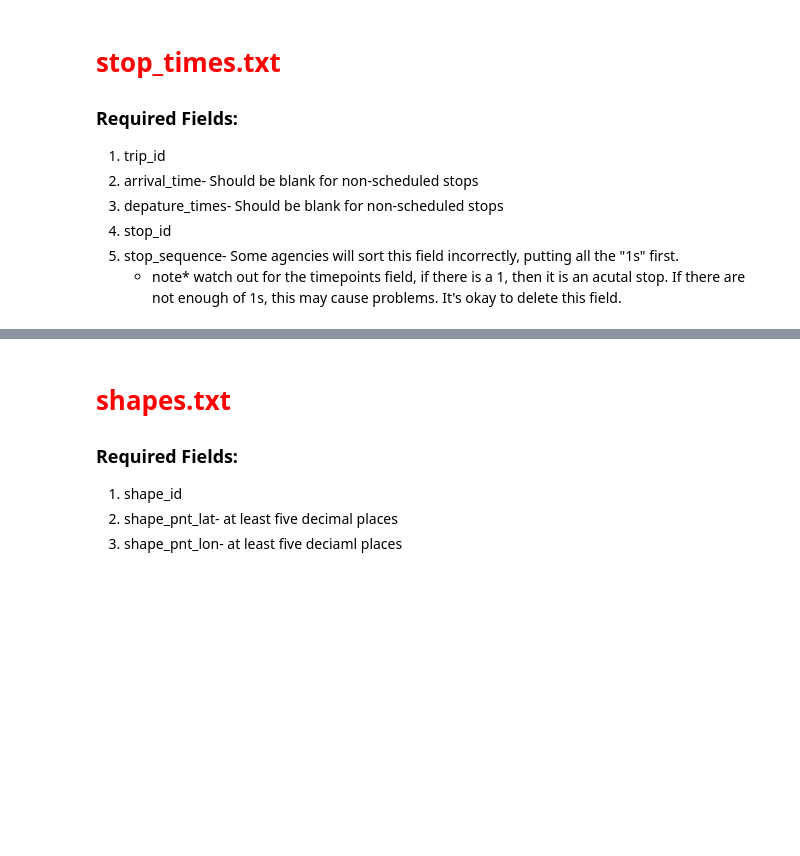
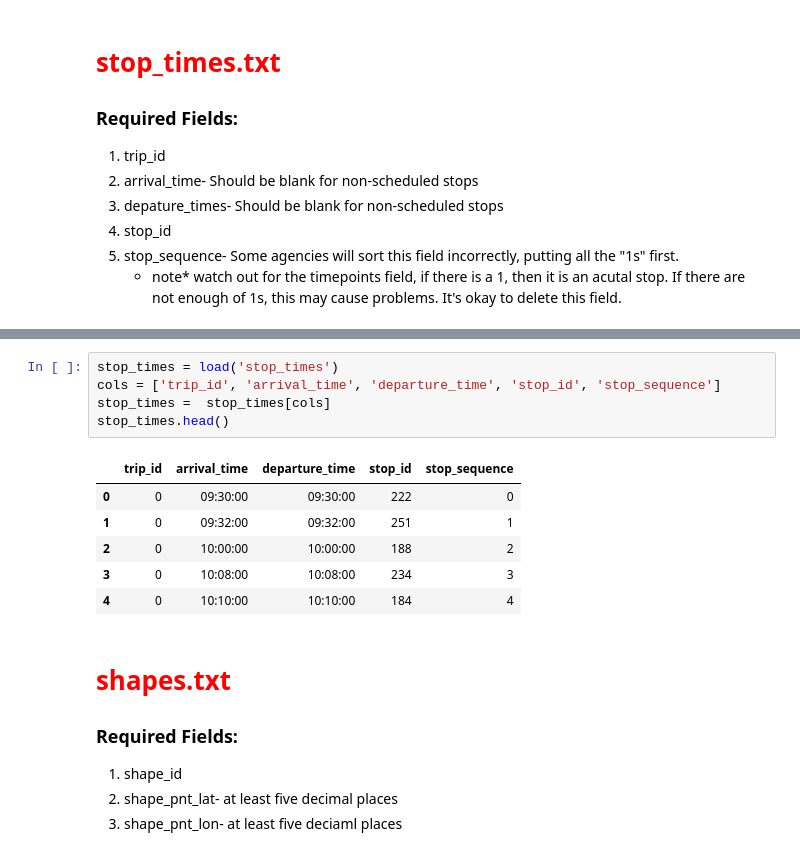
Before and after one commit to dandresen/work-gtfs-qa, a Jupyter notebook: QA-GTFS.ipynb, the cells around one changed output, grey strips where cells are left out. Drawn from its saved outputs; the diff is of its cells as text; blank space fills up the shorter version.

```diff
--- a/QA-GTFS.ipynb
+++ b/QA-GTFS.ipynb
@@ -358,3 +226,15 @@ memory usage: 1.3+ MB
+# %%
+stop_times = load('stop_times')
+cols = ['trip_id', 'arrival_time', 'departure_time', 'stop_id', 'stop_sequence']
+stop_times =  stop_times[cols]
+stop_times.head()
+# %% [output]
+|  | trip_id | arrival_time | departure_time | stop_id | stop_sequence |
+| 0 | 0 | 09:30:00 | 09:30:00 | 222 | 0 |
+| 1 | 0 | 09:32:00 | 09:32:00 | 251 | 1 |
+| 2 | 0 | 10:00:00 | 10:00:00 | 188 | 2 |
+| 3 | 0 | 10:08:00 | 10:08:00 | 234 | 3 |
+| 4 | 0 | 10:10:00 | 10:10:00 | 184 | 4 |
 # %% [markdown]
 # <span style="color:red">shapes.txt</span>
 
```
Also changed, not shown: parts of 15 cells of this notebook, 2 other files.
